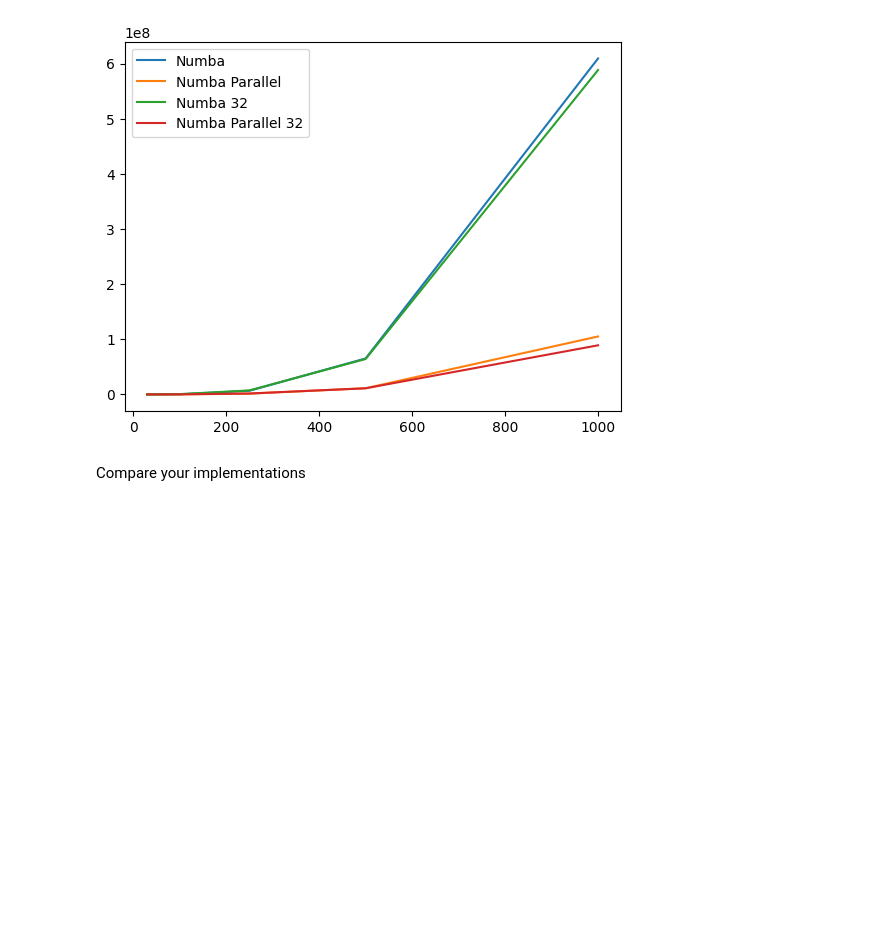
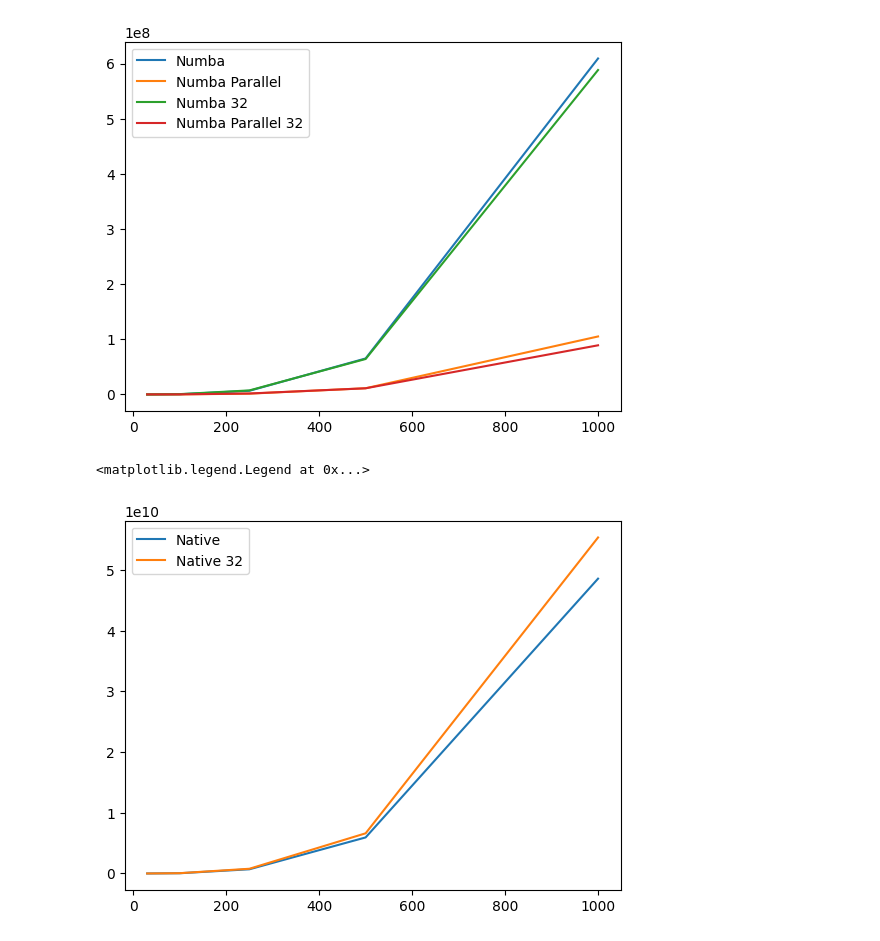
Before and after one commit to Seloum-lab/Parallel-computing-practical-work, a Jupyter notebook: Python/matrix_multiplication.ipynb, the cells around one changed output. Saved outputs shown, nothing was run; the diff lists cells and outputs as text; code cells hidden in the pictures; blank space fills up the shorter version.

Commit message:
Add 32 float in native

```diff
--- a/Python/matrix_multiplication.ipynb
+++ b/Python/matrix_multiplication.ipynb
@@ -261,5 +261,23 @@ plt.legend()
 # %% [output]
 <matplotlib.legend.Legend at 0x...>
 [figure]
-# %% [markdown]
-Compare your implementations
+# %%
+k = 10
+N = [30, 100, 250, 500, 1000]
+
+times_python_32 = np.zeros((len(N), k), dtype=float)
+
+for i in tqdm(range(len(N))):
+    for j in range(k):
+        matrices = Initialize_matrix(N[i], "python 32")
+        t0 = time_ns()
+        multi_matrix_native(*matrices)
+        times_python_32[i, j] = time_ns() - t0
+
+
+plt.plot(N, np.mean(times_native, axis=1), label="Native")
+plt.plot(N, np.mean(times_python_32, axis=1), label="Native 32")
+plt.legend()
+# %% [output]
+<matplotlib.legend.Legend at 0x...>
+[figure, added]
```
Also changed, not shown: parts of 1 cell of this notebook.
